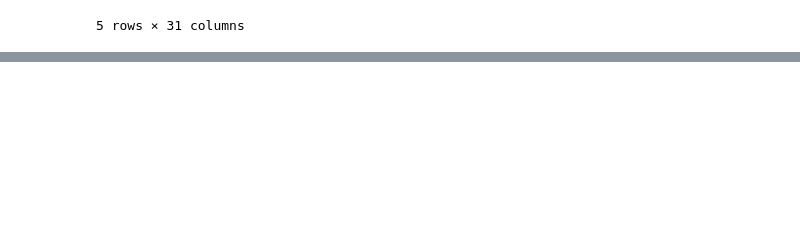
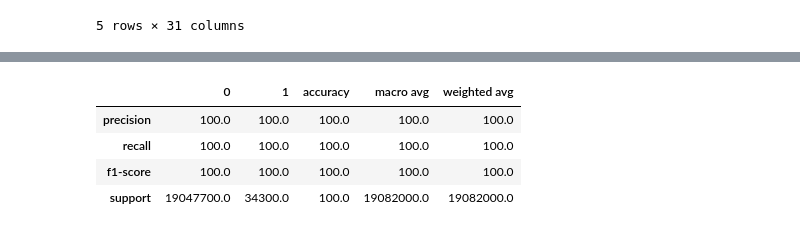
Before and after one commit to diegounzueta/Medium-Articles-, a Jupyter notebook: Fraud detection/Fraud Transactional Data.ipynb, the cells around one changed output, grey strips where cells are left out. Saved outputs shown, nothing was run; the diff lists cells and outputs as text; code cells hidden in the pictures; blank space fills up the shorter version.

```diff
--- a/Fraud detection/Fraud Transactional Data.ipynb
+++ b/Fraud detection/Fraud Transactional Data.ipynb
@@ -427,0 +477,3 @@ from pomegranate import BayesianNetwork
+# %%
+X_train_augmented = np.concatenate([X_train, synth], axis = 0)
+y_train_augmented = np.concatenate([y_train, [1]*len(synth)])
@@ -427,0 +484,3 @@ from pomegranate import BayesianNetwork
+# %%
+RF_clf = RandomForestClassifier()
+RF_clf.fit(X_train_augmented, y_train_augmented)
@@ -427,0 +498,9 @@ from pomegranate import BayesianNetwork
+# %%
+c = (pd.DataFrame(classification_report(RF_clf.predict(X_train), y_train, output_dict = True))*100).round(2)
+c
+# %% [output]
+|  | 0 | 1 | accuracy | macro avg | weighted avg |
+| precision | 100.0 | 100.0 | 100.0 | 100.0 | 100.0 |
+| recall | 100.0 | 100.0 | 100.0 | 100.0 | 100.0 |
+| f1-score | 100.0 | 100.0 | 100.0 | 100.0 | 100.0 |
+| support | 19047700.0 | 34300.0 | 100.0 | 19082000.0 | 19082000.0 |
```
Also changed, not shown: parts of 112 cells of this notebook.
